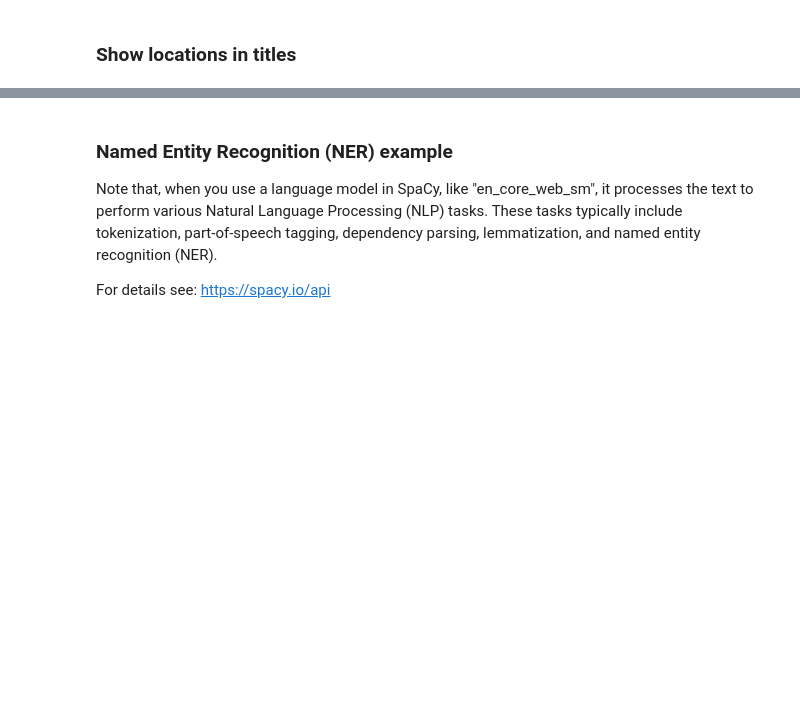
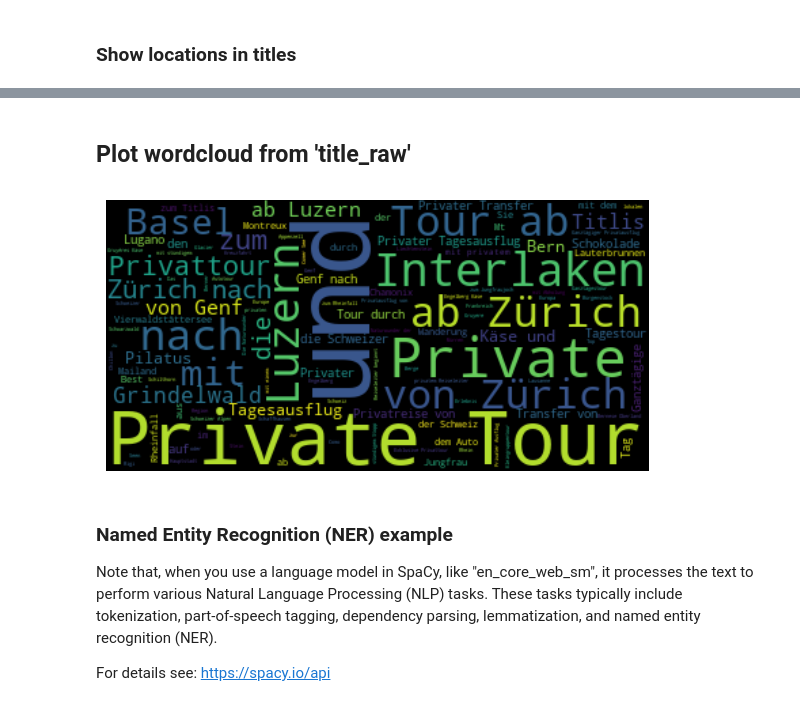
Before and after one commit to mario-gellrich-zhaw/spatial_data_analysis, a Jupyter notebook: 08_Python_Tripadvisor/tripadvisor_spatial.ipynb, the cells around one changed output, grey strips where cells are left out. Cells and saved outputs as stored; diff of their text form; code cells hidden in the pictures; blank space fills up the shorter version.

```diff
--- a/08_Python_Tripadvisor/tripadvisor_spatial.ipynb
+++ b/08_Python_Tripadvisor/tripadvisor_spatial.ipynb
@@ -50,3 +85,19 @@ print('\n', df.loc[df['web-scraper-order'] == '1713267369-281']['title_raw'].val
+# %% [markdown]
+## Plot wordcloud from 'title_raw'
+# %%
+# Join all reviews into a single string and create a WordCloud object
+text = ' '.join(review for review in df['title_raw'])
+
+# Create and generate a word cloud image:
+wordcloud = WordCloud(background_color="black").generate(text)
+
+# Display the generated image:
+plt.figure(figsize=(7, 6))
+plt.imshow(wordcloud, interpolation='bilinear')
+plt.axis("off")
+plt.show()
+# %% [output]
+[figure, added]
 # %% [markdown]
 ### Named Entity Recognition (NER) example
 
```
Also changed, not shown: parts of 14 cells of this notebook, 1 other file.
